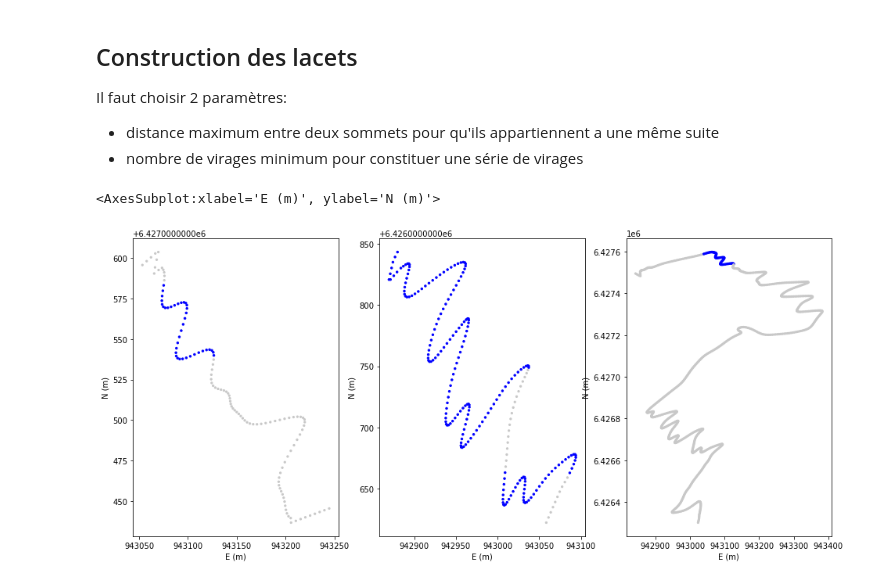
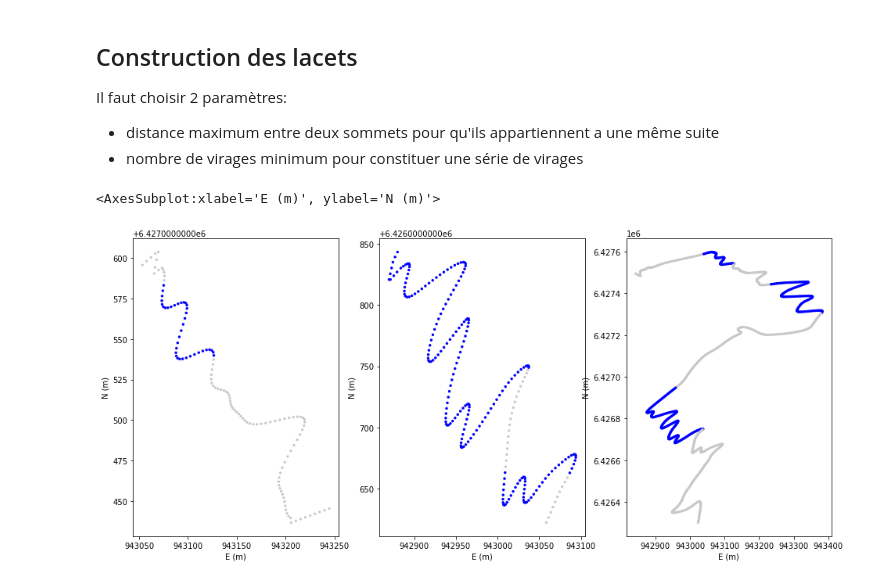
Before and after one commit to umrlastig/tracklib, a Jupyter notebook: doc/source/notebook/Switchbacks.ipynb, the cells around one changed output. Drawn from its saved outputs; the diff is of its cells as text; code cells hidden in the pictures.

```diff
--- a/doc/source/notebook/Switchbacks.ipynb
+++ b/doc/source/notebook/Switchbacks.ipynb
@@ -183,18 +183,18 @@ Il faut choisir 2 paramètres:
 # %%
 # Calcul
 Cinematics.setSwitchbacksAsAf(trace1, 3, 150)
 Cinematics.setSwitchbacksAsAf(trace2, 3, 150)
-Cinematics.setSwitchbacksAsAf(trace3, 4, 50)
+Cinematics.setSwitchbacksAsAf(trace3, 5, 150)
 
 # Dessin
 COLS = utils.getColorMap((200, 200, 200), (0, 0, 255))
 plt.figure(figsize = (16,7))
 plt.subplot(1, 3, 1)
 trace1.plot(type='POINT', af_name='switchbacks', append = True, cmap = COLS)
 plt.subplot(1, 3, 2)
 trace2.plot(type='POINT', af_name='switchbacks', append = True, cmap = COLS)
 plt.subplot(1, 3, 3)
 trace3.plot(type='POINT', af_name='switchbacks', append = True, cmap = COLS)
 # %% [output]
 <AxesSubplot:xlabel='E (m)', ylabel='N (m)'>
-[figure, old version]
+[figure, new version]
```
Also changed, not shown: 1 other file.
